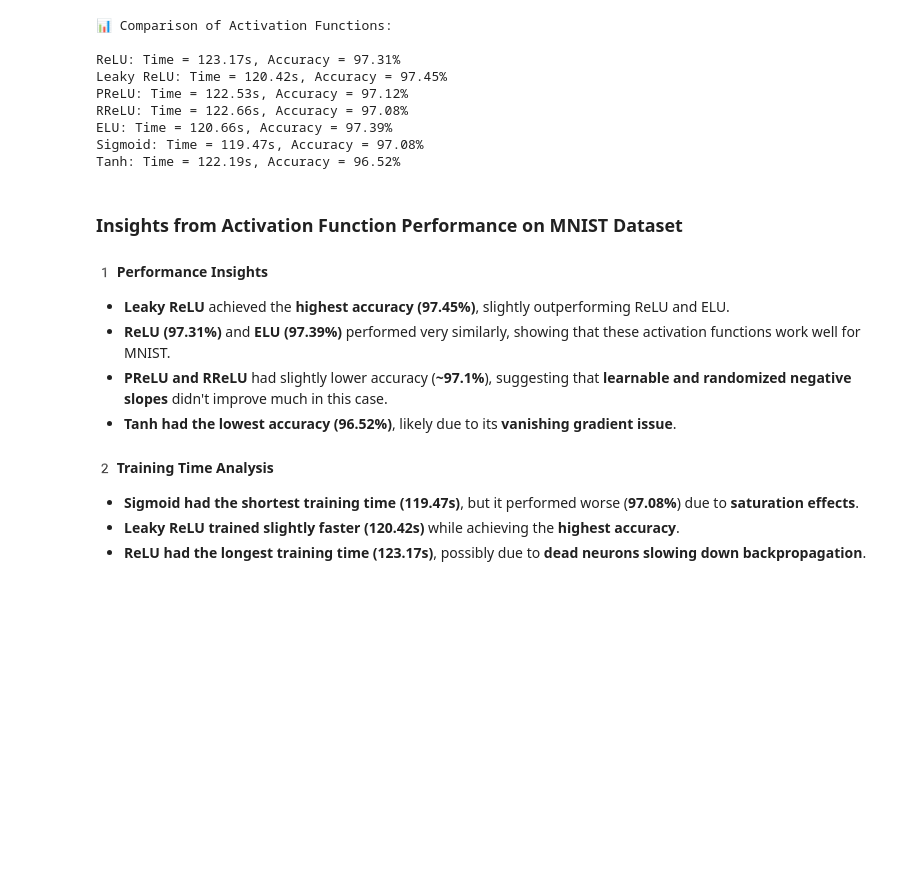
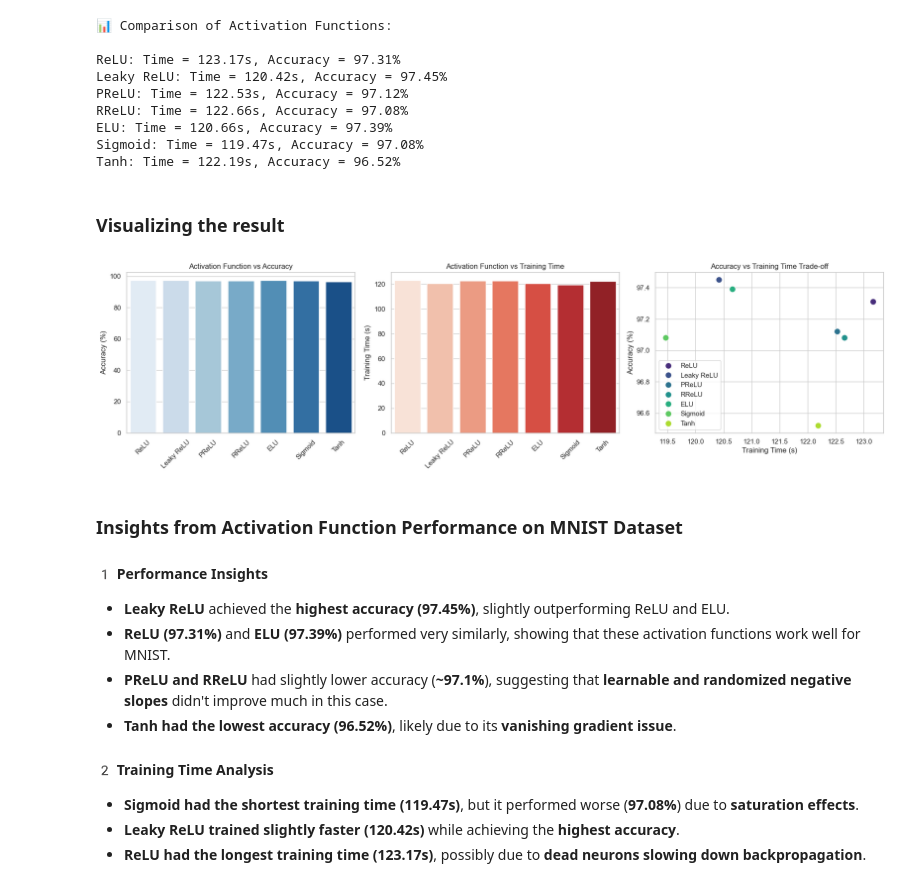
Before and after one commit to Jaya0306/Deep-Learning, a Jupyter notebook: Implementation on Activation Functions.ipynb, the cells around one changed output. Drawn from its saved outputs; the diff is of its cells as text; code cells hidden in the pictures; blank space fills up the shorter version.

Commit message:
Compare the impact of different activation functions

```diff
--- a/Implementation on Activation Functions.ipynb
+++ b/Implementation on Activation Functions.ipynb
@@ -115,3 +115,5 @@ RReLU: Time = 122.66s, Accuracy = 97.08%
 ELU: Time = 120.66s, Accuracy = 97.39%
 Sigmoid: Time = 119.47s, Accuracy = 97.08%
 Tanh: Time = 122.19s, Accuracy = 96.52%
+# %% [markdown]
+### Visualizing the result
@@ -118,3 +123,39 @@ Tanh: Time = 122.19s, Accuracy = 96.52%
+# %%
+def plot_activation_results(results):
+    """Generates visual comparisons for different activation functions."""
+    activation_names = list(results.keys())
+    accuracy = [results[act]["Accuracy (%)"] for act in activation_names]
+    training_time = [results[act]["Time (s)"] for act in activation_names]
+
+    sns.set(style="whitegrid")
+    fig, axes = plt.subplots(1, 3, figsize=(18, 5))
+
+    # Bar plot for Accuracy
+    sns.barplot(x=activation_names, y=accuracy, hue=activation_names, palette="Blues", legend=False, ax=axes[0])
+    axes[0].set_title("Activation Function vs Accuracy")
+    axes[0].set_ylabel("Accuracy (%)")
+    axes[0].set_xticks(range(len(activation_names)))  # Ensure tick positions are set
+    axes[0].set_xticklabels(activation_names, rotation=45)
+
+    # Bar plot for Training Time
+    sns.barplot(x=activation_names, y=training_time, hue=activation_names, palette="Reds", legend=False, ax=axes[1])
+    axes[1].set_title("Activation Function vs Training Time")
+    axes[1].set_ylabel("Training Time (s)")
+    axes[1].set_xticks(range(len(activation_names)))
+    axes[1].set_xticklabels(activation_names, rotation=45)
+
+    # Scatter plot for Accuracy vs Training Time
+    sns.scatterplot(x=training_time, y=accuracy, hue=activation_names, palette="viridis", s=100, ax=axes[2])
+    axes[2].set_title("Accuracy vs Training Time Trade-off")
+    axes[2].set_xlabel("Training Time (s)")
+    axes[2].set_ylabel("Accuracy (%)")
+
+    plt.tight_layout()
+    plt.show()
+# %%
+plot_activation_results(results)
+# %% [output]
+[figure, added]
 # %% [markdown]
 ### Insights from Activation Function Performance on MNIST Dataset
 
```
Also changed, not shown: parts of 1 cell of this notebook.
